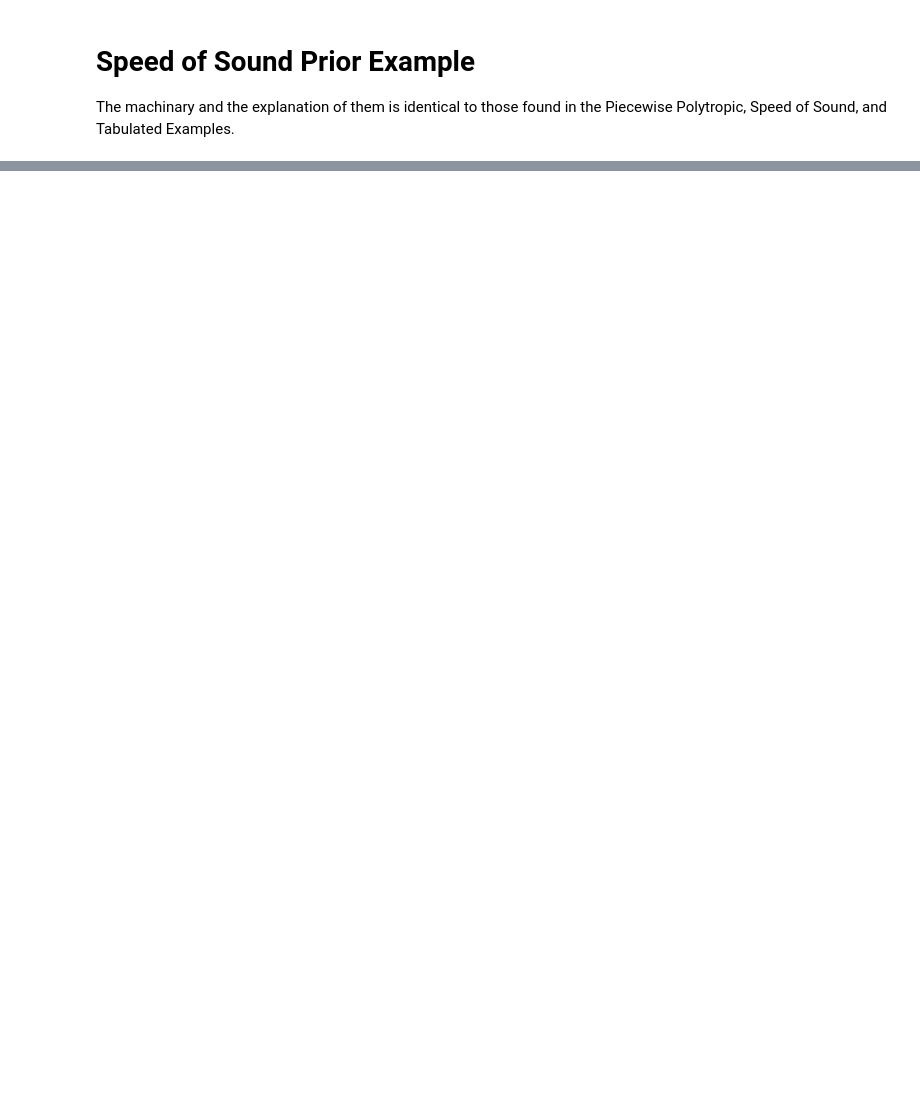
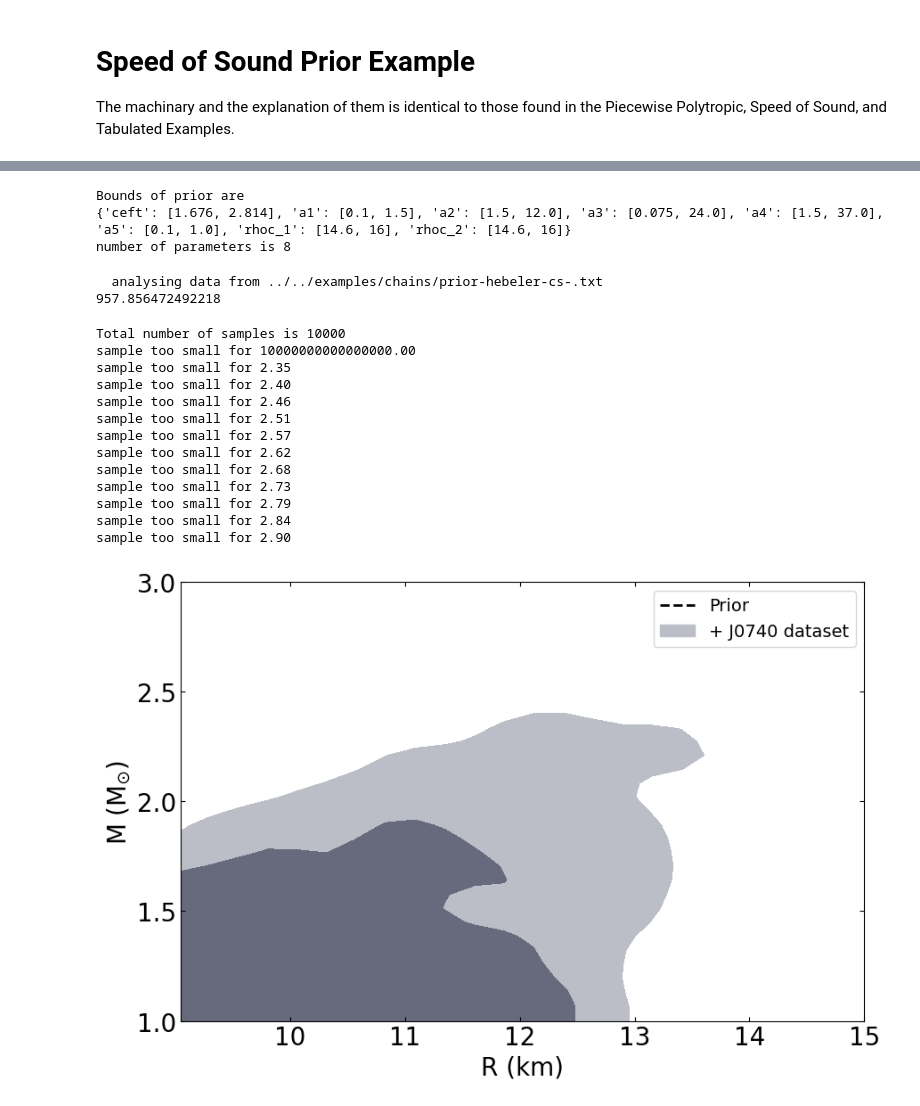
Before and after one commit to xpsi-group/neost, a Jupyter notebook: docs/source/CS_prior_example.ipynb, the cells around one changed output, grey strips where cells are left out. Drawn from its saved outputs; the diff is of its cells as text; code cells hidden in the pictures; blank space fills up the shorter version.

```diff
--- a/docs/source/CS_prior_example.ipynb
+++ b/docs/source/CS_prior_example.ipynb
@@ -52,7 +52,7 @@ number_stars = len(chirp_mass)
 # Define variable parameters, same prior as previous papers of Raaijmakers et al
 variable_params={'ceft':[speedofsound_cs.min_norm, speedofsound_cs.max_norm],'a1':[0.1,1.5],'a2':[1.5,12.],'a3':[0.075,24.],'a4':[1.5,37.],'a5':[0.1,1.]}
 for i in range(number_stars):
-	variable_params.update({'rhoc_' + str(i+1):[14.6, 16]})
+    variable_params.update({'rhoc_' + str(i+1):[14.6, 16]})
 
 # Define static parameters, empty dict because all params are variable
 static_params={}
@@ -64,9 +64,13 @@ print("Bounds of prior are")
 print(variable_params)
 print("number of parameters is %d" %len(variable_params))
 
-# Define likelihood, psuedo_var is required as input because NEoST expects to be able to pass the parameter sample drawn from the prior to be passable to the likelihood
-def loglike(psuedo_var):
+# Define likelihood, pseudo_var is required as input because NEoST expects to be able to pass the parameter sample drawn from the prior to be passable to the likelihood
+def loglike(pseudo_var):
     return 1.
+# %% [output]
+Bounds of prior are
+{'ceft': [1.676, 2.814], 'a1': [0.1, 1.5], 'a2': [1.5, 12.0], 'a3': [0.075, 24.0], 'a4': [1.5, 37.0], 'a5': [0.1, 1.0], 'rhoc_1': [14.6, 16], 'rhoc_2': [14.6, 16]}
+number of parameters is 8
 # %%
 # No prior & likelihood test, there is no likelihood after all
 # print("Testing prior and likelihood")
@@ -78,18 +82,36 @@ def loglike(psuedo_var):
 # %%
 # Then we start the sampling, note the greatly increased number of livepoints, this is required because each livepoint terminates after 1 iteration
 start = time.time()
-result = solve(LogLikelihood=loglike, Prior=prior.inverse_sample, n_live_points=100000, evidence_tolerance=0.1,
-               n_dims=len(variable_params), sampling_efficiency=0.8, outputfiles_basename='chains/' + run_name, verbose=True)
+result = solve(LogLikelihood=loglike, Prior=prior.inverse_sample, n_live_points=10000, evidence_tolerance=0.1,
+               n_dims=len(variable_params), sampling_efficiency=0.8, outputfiles_basename='../../examples/chains/' + run_name, verbose=True)
 end = time.time()
 print(end - start)
+# %% [output]
+  analysing data from ../../examples/chains/prior-hebeler-cs-.txt
+957.856472492218
 # %%
 # Compute auxiliary data for posterior analysis
-PosteriorAnalysis.compute_auxiliary_data('chains/' + run_name, speedofsound_cs,
+PosteriorAnalysis.compute_auxiliary_data('../../examples/chains/' + run_name, speedofsound_cs,
                                          variable_params, static_params, chirp_mass)
 
 
 # Make some analysis plots
-PosteriorAnalysis.cornerplot('chains/' + run_name, variable_params)
-PosteriorAnalysis.mass_radius_posterior_plot('chains/' + run_name)
-PosteriorAnalysis.mass_radius_prior_predictive_plot('chains/' + run_name,variable_params, label_name='+ J0740 dataset')
-PosteriorAnalysis.eos_posterior_plot('chains/' + run_name_variable_params)
+PosteriorAnalysis.cornerplot('../../examples/chains/' + run_name, variable_params)
+PosteriorAnalysis.mass_radius_posterior_plot('../../examples/chains/' + run_name)
+PosteriorAnalysis.mass_radius_prior_predictive_plot('../../examples/chains/' + run_name,variable_params, label_name='+ J0740 dataset')
+PosteriorAnalysis.eos_posterior_plot('../../examples/chains/' + run_name,variable_params)
+# %% [output]
+Total number of samples is 10000
+sample too small for 10000000000000000.00
+sample too small for 2.35
+sample too small for 2.40
+sample too small for 2.46
+sample too small for 2.51
+sample too small for 2.57
+sample too small for 2.62
+sample too small for 2.68
+sample too small for 2.73
+sample too small for 2.79
+sample too small for 2.84
+sample too small for 2.90
+[figure, added]
```
Also changed, not shown: parts of 3 cells of this notebook, 13 other files.
